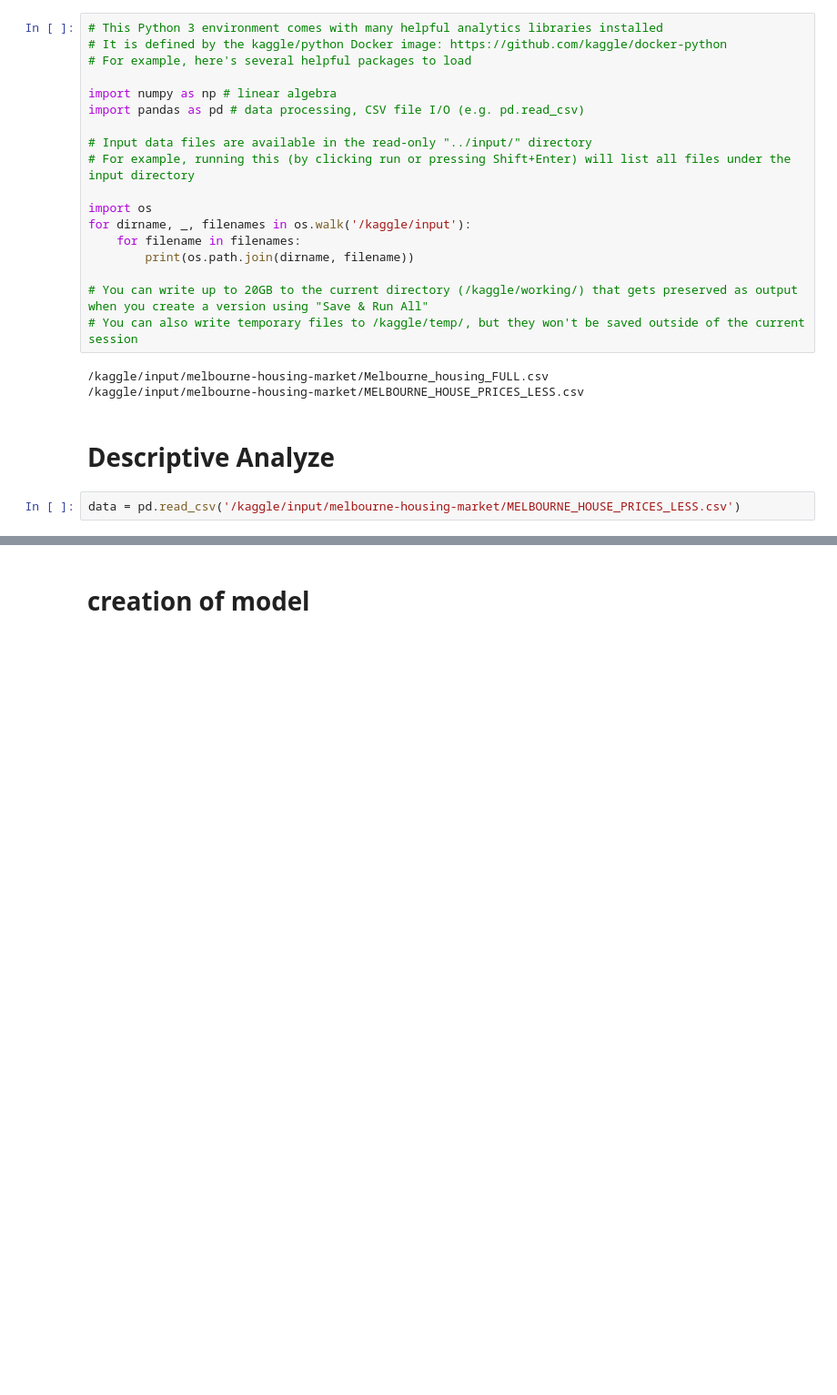
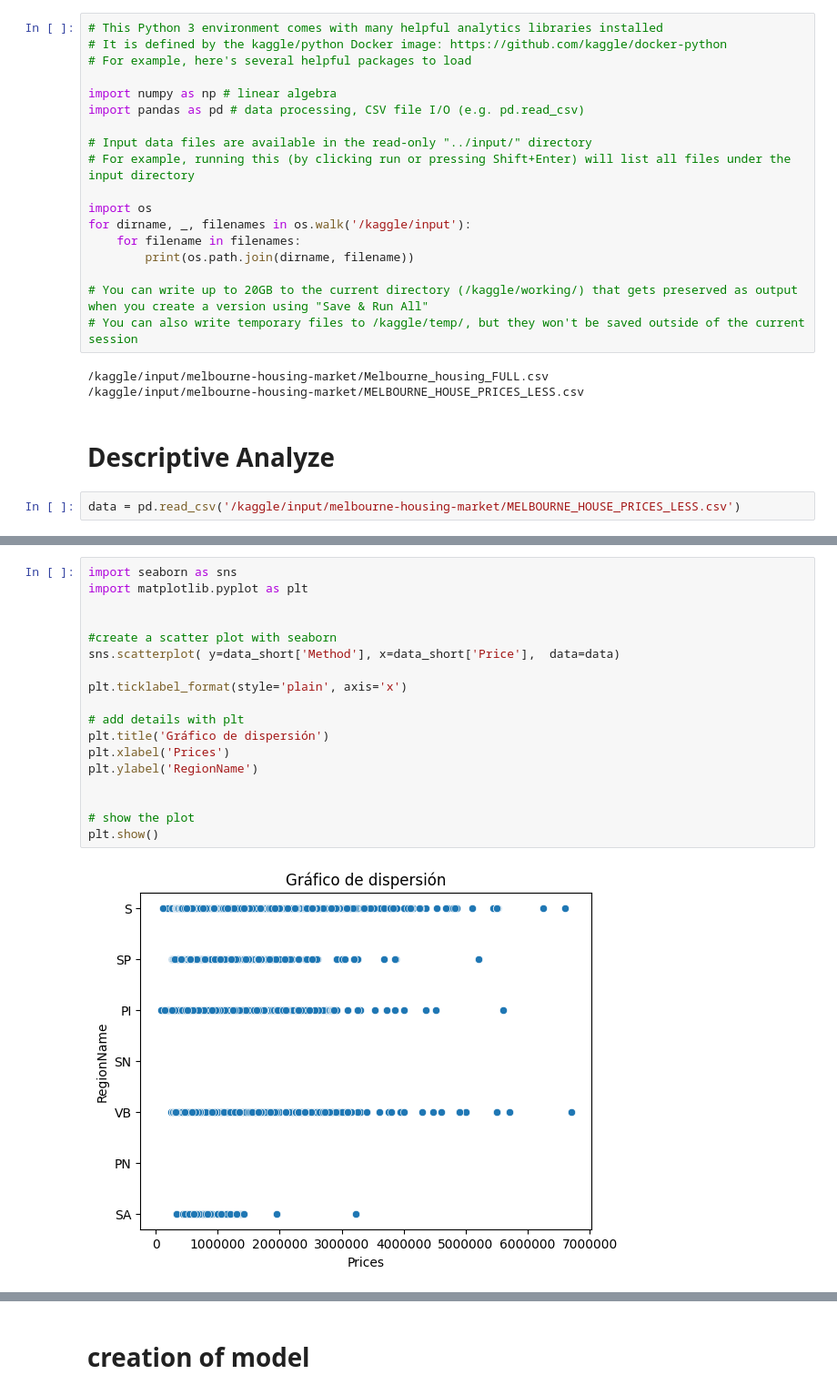
Before and after one commit to edoruin/KagglePractice, a Jupyter notebook: validation-knowledges-intro-ml.ipynb, the cells around one changed output, grey strips where cells are left out. Shown at 91% size. Saved outputs shown, nothing was run; the diff lists cells and outputs as text; blank space fills up the shorter version.

```diff
--- a/validation-knowledges-intro-ml.ipynb
+++ b/validation-knowledges-intro-ml.ipynb
@@ -64 +79,21 @@ plt.show()
+# %%
+import seaborn as sns
+import matplotlib.pyplot as plt
+
+
+#create a scatter plot with seaborn
+sns.scatterplot( y=data_short['Method'], x=data_short['Price'],  data=data)
+
+plt.ticklabel_format(style='plain', axis='x')
+
+# add details with plt
+plt.title('Gráfico de dispersión')
+plt.xlabel('Prices')
+plt.ylabel('RegionName')
+
+
+# show the plot
+plt.show()
+# %% [output]
+[figure, added]
 # %%
```
Also changed, not shown: parts of 8 cells of this notebook.
